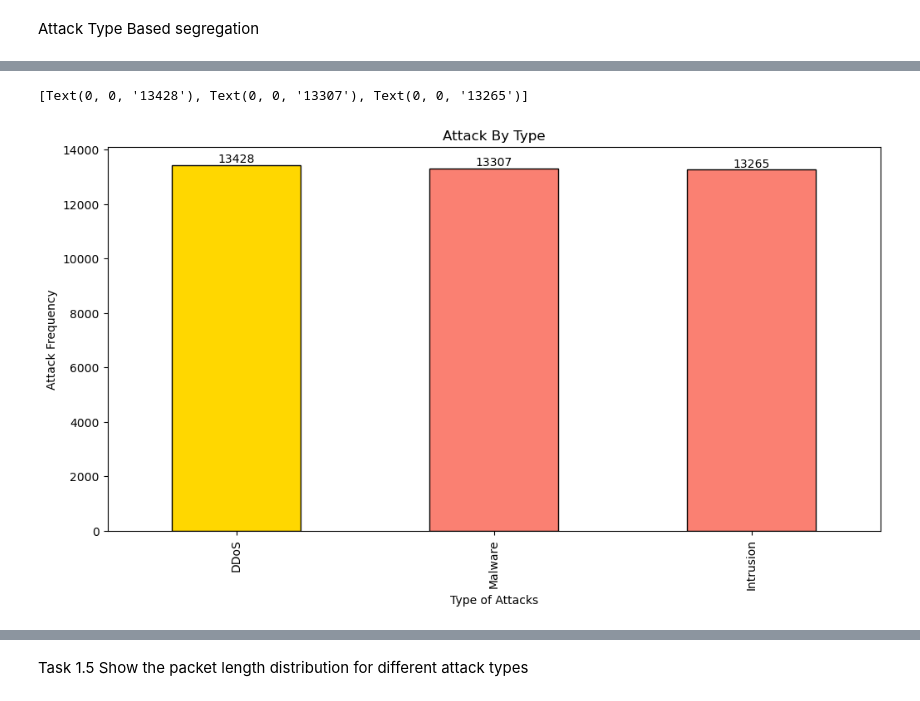
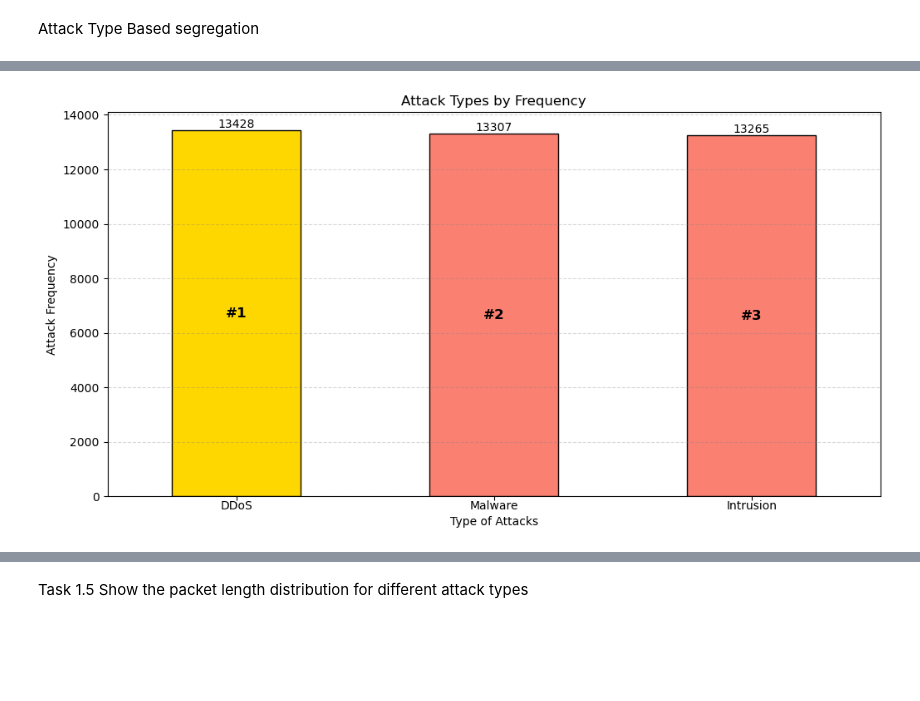
Before and after one commit to Shounaks/SIT719_Analytics_For_Security_And_Privacy, a Jupyter notebook: task-5.1C.ipynb, the cells around one changed output, grey strips where cells are left out. Drawn from its saved outputs; the diff is of its cells as text; code cells hidden in the pictures; blank space fills up the shorter version.

```diff
--- a/task-5.1C.ipynb
+++ b/task-5.1C.ipynb
@@ -21,7 +28,10 @@ import matplotlib.pyplot as plt
 # %% [markdown]
 1.1 Display the first few rows of the dataset with the column headers to understand its structure.
 # %%
-df = pd.read_csv("data/cybersecurity_attacks.csv")
+
+df: DataFrame = pd.read_csv("data/cybersecurity_attacks.csv")
+# df.describe()
+# df.plot(kind='box', subplots=True, layout=(8,1), sharex=False, sharey=False, figsize=(20,30))
 df
 # %% [output]
 |  | Timestamp | Source IP Address | Destination IP Address | Source Port | Destination Port | Protocol | ... |
@@ -159,7 +161,17 @@ Attack Type Based segregation
 # %%
 ax = (df['Attack Type'].value_counts()
-      .plot(kind='bar',xlabel='Type of Attacks', ylabel='Attack Frequency', figsize=(12, 6), title='Attack By Type', color=['gold', 'salmon','salmon'], edgecolor='black'))
+      .plot(kind='bar', xlabel='Type of Attacks', ylabel='Attack Frequency', figsize=(12, 6), title='Attack Types by Frequency',
+            color=['gold', 'salmon', 'salmon'], edgecolor='black'))
+
+# Add Attack Count Outside
 ax.bar_label(ax.containers[0])
+plt.xticks(rotation=0, ha='center', va='center_baseline')  # Disable Rotation of X-axis
+# Adding Rankings inside the Bar
+for i, bar in enumerate(ax.containers[0]):
+    ax.text(bar.get_x() + bar.get_width() / 2, bar.get_height() / 2, f'#{i + 1}', ha='center', va='center',
+            color='black', fontsize=12, fontweight='bold')
+# Adding grid
+ax.grid(axis='y', color='gray', linestyle='--', alpha=0.3)
+plt.show()
 # %% [output]
-[Text(0, 0, '13428'), Text(0, 0, '13307'), Text(0, 0, '13265')]
-[figure, old version]
+[figure, new version]
```
Also changed, not shown: parts of 14 cells of this notebook, 6 other files.
